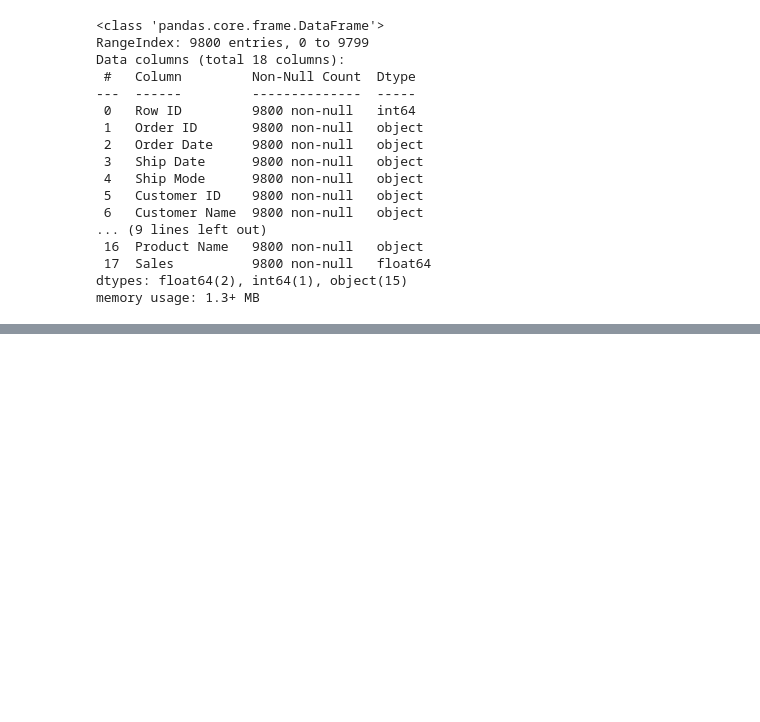
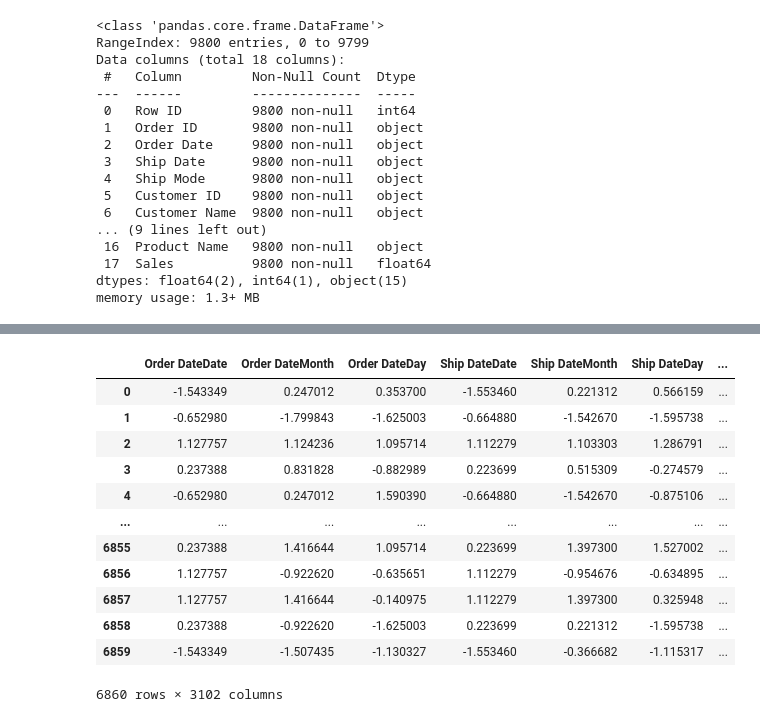
Before and after one commit to Juhan324/3-2-AI-project, a Jupyter notebook: AI project/Superstore Sales Dataset/Superstore Sales.ipynb, the cells around one changed output, grey strips where cells are left out. Saved outputs shown, nothing was run; the diff lists cells and outputs as text; code cells hidden in the pictures; blank space fills up the shorter version.

```diff
--- a/AI project/Superstore Sales Dataset/Superstore Sales.ipynb
+++ b/AI project/Superstore Sales Dataset/Superstore Sales.ipynb
@@ -150,0 +84,30 @@ df.corr()
+# %%
+#필요없는 데이터들을 삭제
+df = df.drop(['Row ID', 'Order ID', 'Customer ID', 'Customer Name', 'Country', 'Product Name'], axis=1)
+# %%
+Y = df['Sales']
+X = df.drop('Sales', axis=1)
+# %%
+#훈련셋과 테스트셋 분리
+X_train, X_test, Y_train, Y_test = train_test_split(X, Y, test_size=0.3, random_state=seed)
+# %%
+scaler = StandardScaler()
+scaler.fit(X_train)
+X_train = pd.DataFrame(scaler.transform(X_train), columns=df.drop('Sales', axis=1).columns)
+X_test = pd.DataFrame(scaler.transform(X_test), columns=df.drop('Sales', axis=1).columns)
+# %%
+X_train
+# %% [output]
+|  | Order DateDate | Order DateMonth | Order DateDay | Ship DateDate | Ship DateMonth | Ship DateDay | ... |
+| 0 | -1.543349 | 0.247012 | 0.353700 | -1.553460 | 0.221312 | 0.566159 | ... |
+| 1 | -0.652980 | -1.799843 | -1.625003 | -0.664880 | -1.542670 | -1.595738 | ... |
+| 2 | 1.127757 | 1.124236 | 1.095714 | 1.112279 | 1.103303 | 1.286791 | ... |
+| 3 | 0.237388 | 0.831828 | -0.882989 | 0.223699 | 0.515309 | -0.274579 | ... |
+| 4 | -0.652980 | 0.247012 | 1.590390 | -0.664880 | -1.542670 | -0.875106 | ... |
+| ... | ... | ... | ... | ... | ... | ... | ... |
+| 6855 | 0.237388 | 1.416644 | 1.095714 | 0.223699 | 1.397300 | 1.527002 | ... |
+| 6856 | 1.127757 | -0.922620 | -0.635651 | 1.112279 | -0.954676 | -0.634895 | ... |
+| 6857 | 1.127757 | 1.416644 | -0.140975 | 1.112279 | 1.397300 | 0.325948 | ... |
+| 6858 | 0.237388 | -0.922620 | -1.625003 | 0.223699 | 0.221312 | -1.595738 | ... |
+| 6859 | -1.543349 | -1.507435 | -1.130327 | -1.553460 | -0.366682 | -1.115317 | ... |
+6860 rows × 3102 columns
```
Also changed, not shown: parts of 14 cells of this notebook.
